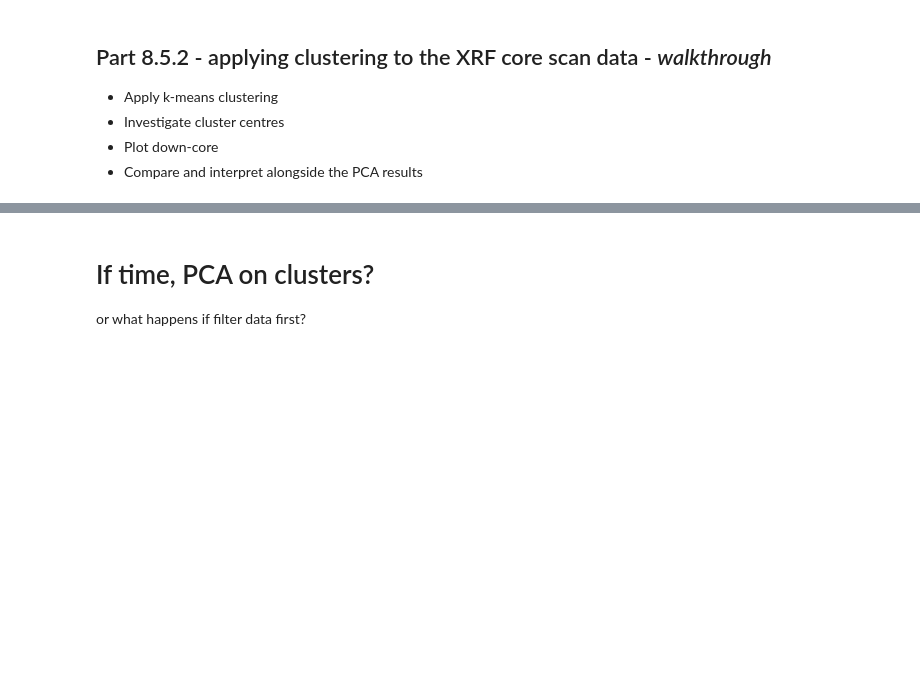
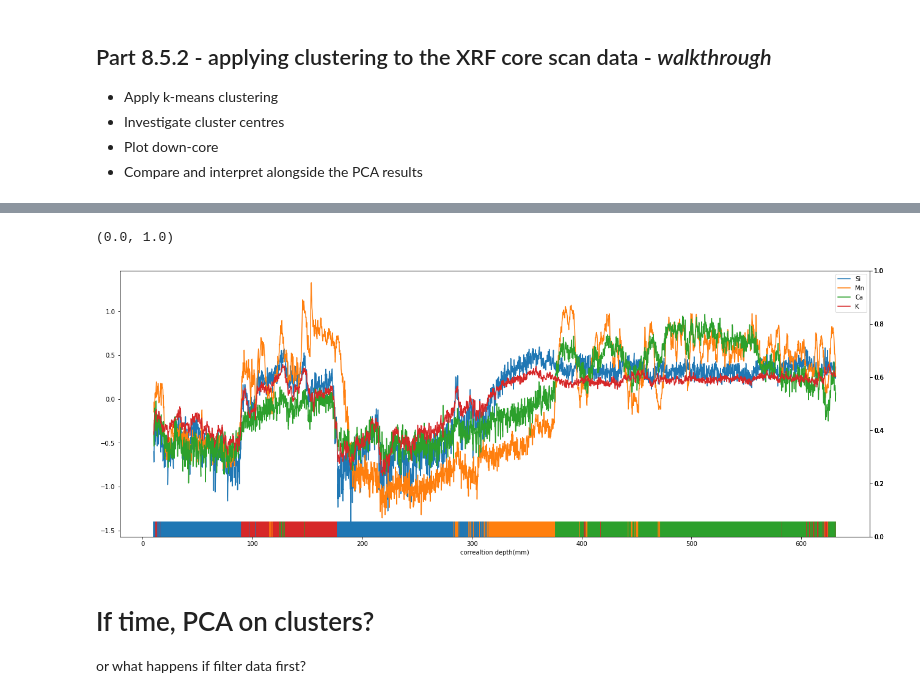
Before and after one commit to ds4geo/ds4geo, a Jupyter notebook: WS 2020 Course Notes/Session 8.ipynb, the cells around one changed output, grey strips where cells are left out. Drawn from its saved outputs; the diff is of its cells as text; code cells hidden in the pictures; blank space fills up the shorter version.

```diff
--- a/WS 2020 Course Notes/Session 8.ipynb
+++ b/WS 2020 Course Notes/Session 8.ipynb
@@ -253,3 +277,22 @@ kmeans = KMeans(n_clusters=5, random_state=0).fit(clr)
+# %%
+# Plot clusters down-core
+fig, ax1a = plt.subplots(figsize=(22,8))
+ax1b = ax1a.twinx()
+ax1c = ax1a.twinx()
+ax1d = ax1a.twinx()
+ax2 = ax1a.twinx()
+
+clr.plot(y="Si", ax=ax1a)
+clr.plot(y="Mn", ax=ax1a)
+clr.plot(y="Ca", ax=ax1a)
+clr.plot(y="K", ax=ax1a)
+#clr.plot(y="Ba", ax=ax1a)
+
+ax2.scatter(clr.index, y=np.zeros(clr.index.shape), c=["C{}".format(j) for j in klabs], marker="|", s=2500)#, cmap="tab10")
+ax2.set_ylim(0,1)
+# %% [output]
+(0.0, 1.0)
+[figure, added]
 # %% [markdown]
 # If time, PCA on clusters?
 
```
Also changed, not shown: parts of 5 cells of this notebook.
